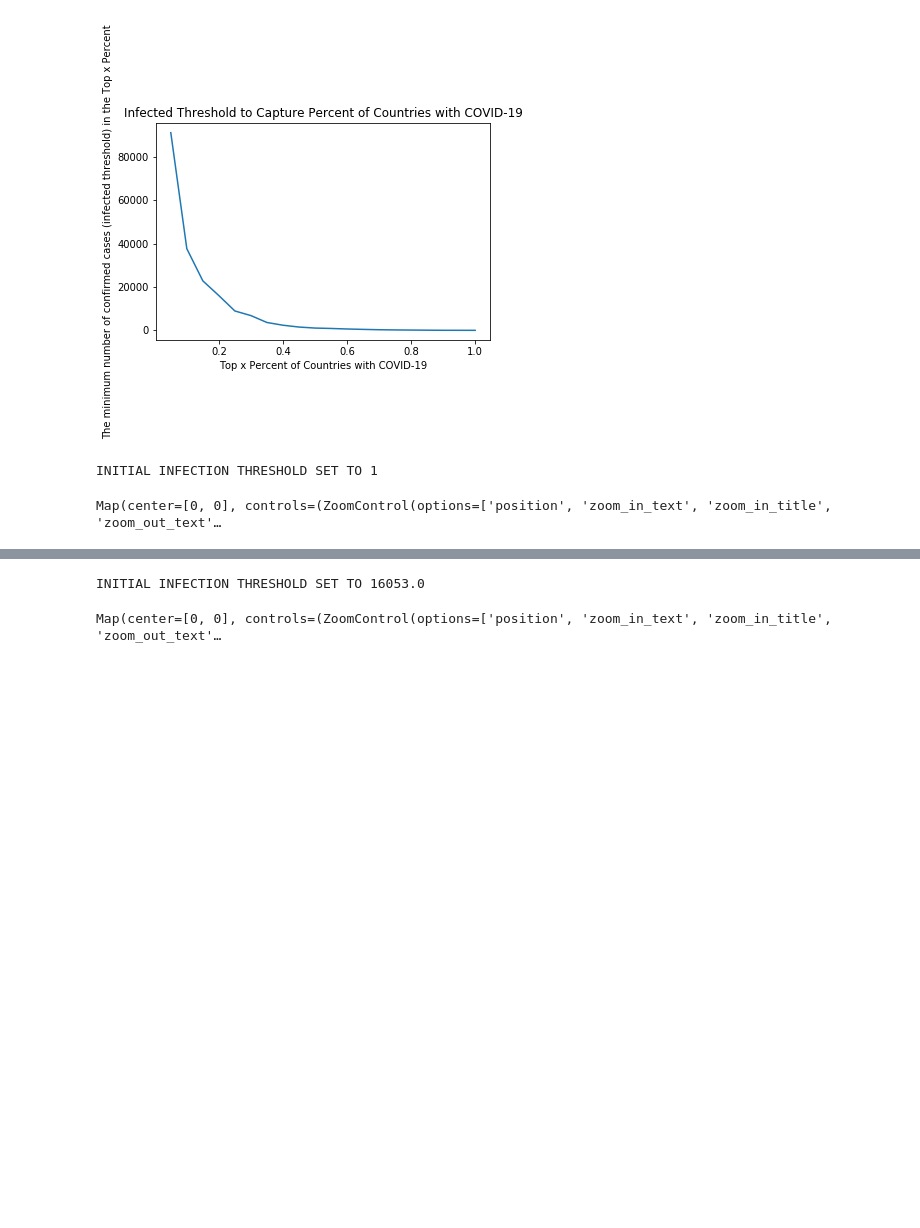
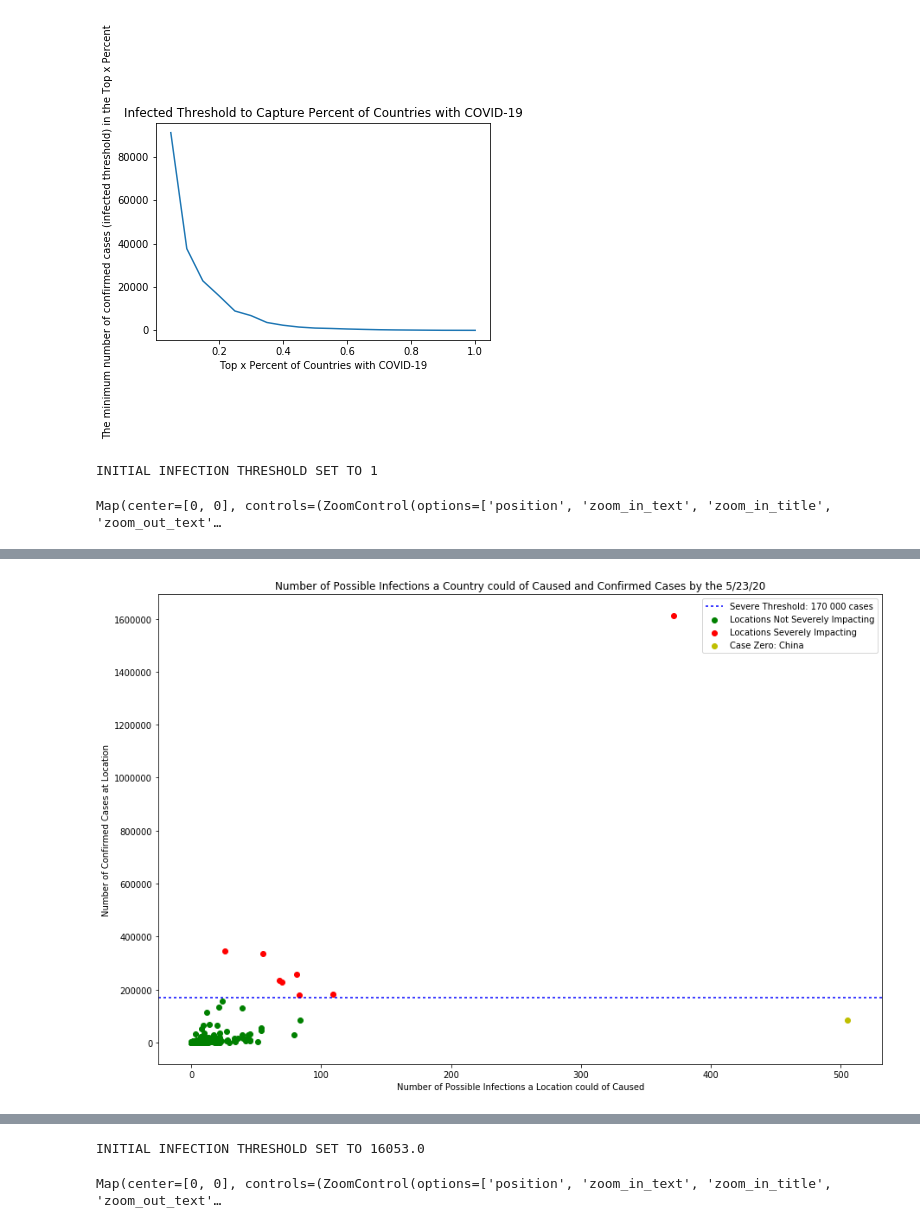
Before and after one commit to Ccamm/coronavirus_network, a Jupyter notebook: coronavirus_infection_path.ipynb, the cells around one changed output, grey strips where cells are left out. Cells and saved outputs as stored; diff of their text form; code cells hidden in the pictures; blank space fills up the shorter version.

```diff
--- a/coronavirus_infection_path.ipynb
+++ b/coronavirus_infection_path.ipynb
@@ -691,0 +835,6 @@ plot_total_paths_from_infect_cluster(new_locs, total_infect_to_clean, dates, key
+# %%
+worst_locations_country_lvl = scatter_confirmed_cases_infecting(latest_infect_graph, infected_parents[latest_date],
+                                                                bin_region_column='country',
+                                                                title="Number of Possible Infections a Country could of Caused and Confirmed Cases by the 5/23/20")
+# %% [output]
+[figure, added]
```
Also changed, not shown: parts of 14 cells of this notebook, 5 other files.
